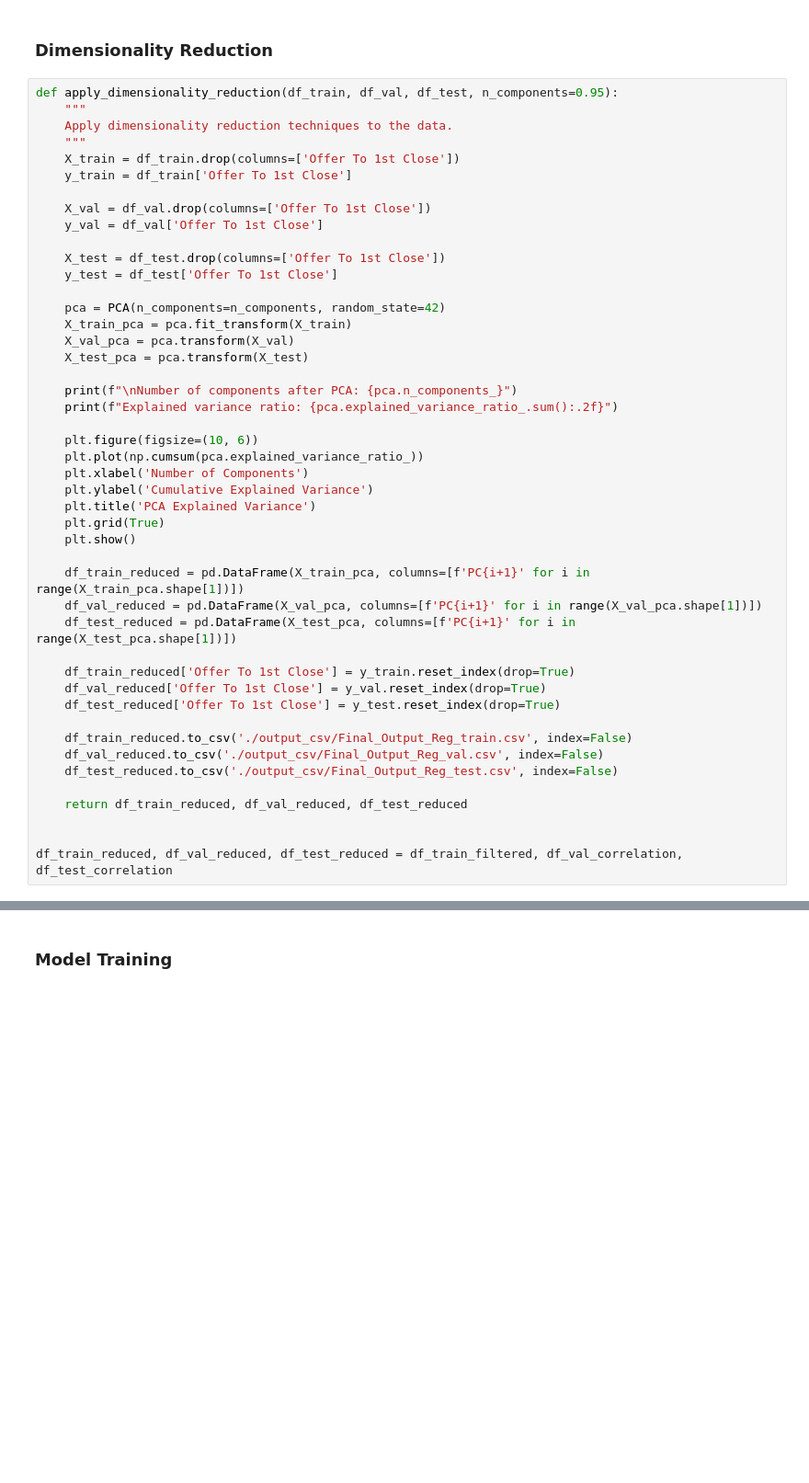
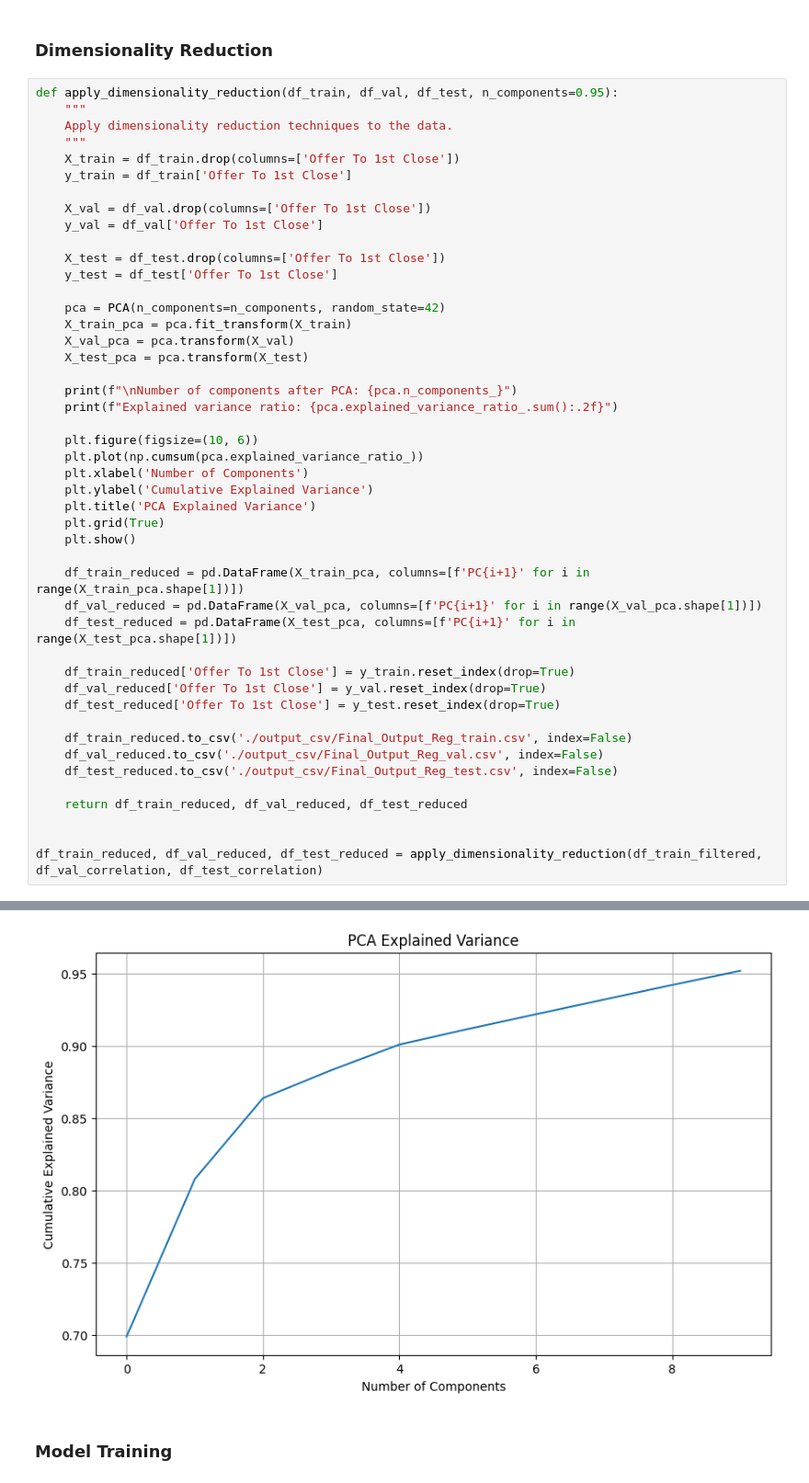
Before and after one commit to emanuelaromano/ipo-underpricing, a Jupyter notebook: data_analysis/regression.ipynb, the cells around one changed output, grey strips where cells are left out. Shown at 92% size. Drawn from its saved outputs; the diff is of its cells as text; blank space fills up the shorter version.

```diff
--- a/data_analysis/regression.ipynb
+++ b/data_analysis/regression.ipynb
@@ -352,4 +352,5 @@ def apply_dimensionality_reduction(df_train, df_val, df_test, n_components=0.95)
     return df_train_reduced, df_val_reduced, df_test_reduced
 
 
-df_train_reduced, df_val_reduced, df_test_reduced = df_train_filtered, df_val_correlation, df_test_correlation
+df_train_reduced, df_val_reduced, df_test_reduced = apply_dimensionality_reduction(df_train_filtered, df_val_correlation, df_test_correlation)
+# %% [output]
@@ -356,3 +359,4 @@ df_train_reduced, df_val_reduced, df_test_reduced = df_train_filtered, df_val_co
+[figure, added]
 # %% [markdown]
 ### Model Training
 # %%
```
Also changed, not shown: parts of 6 cells of this notebook, 4 other files.
